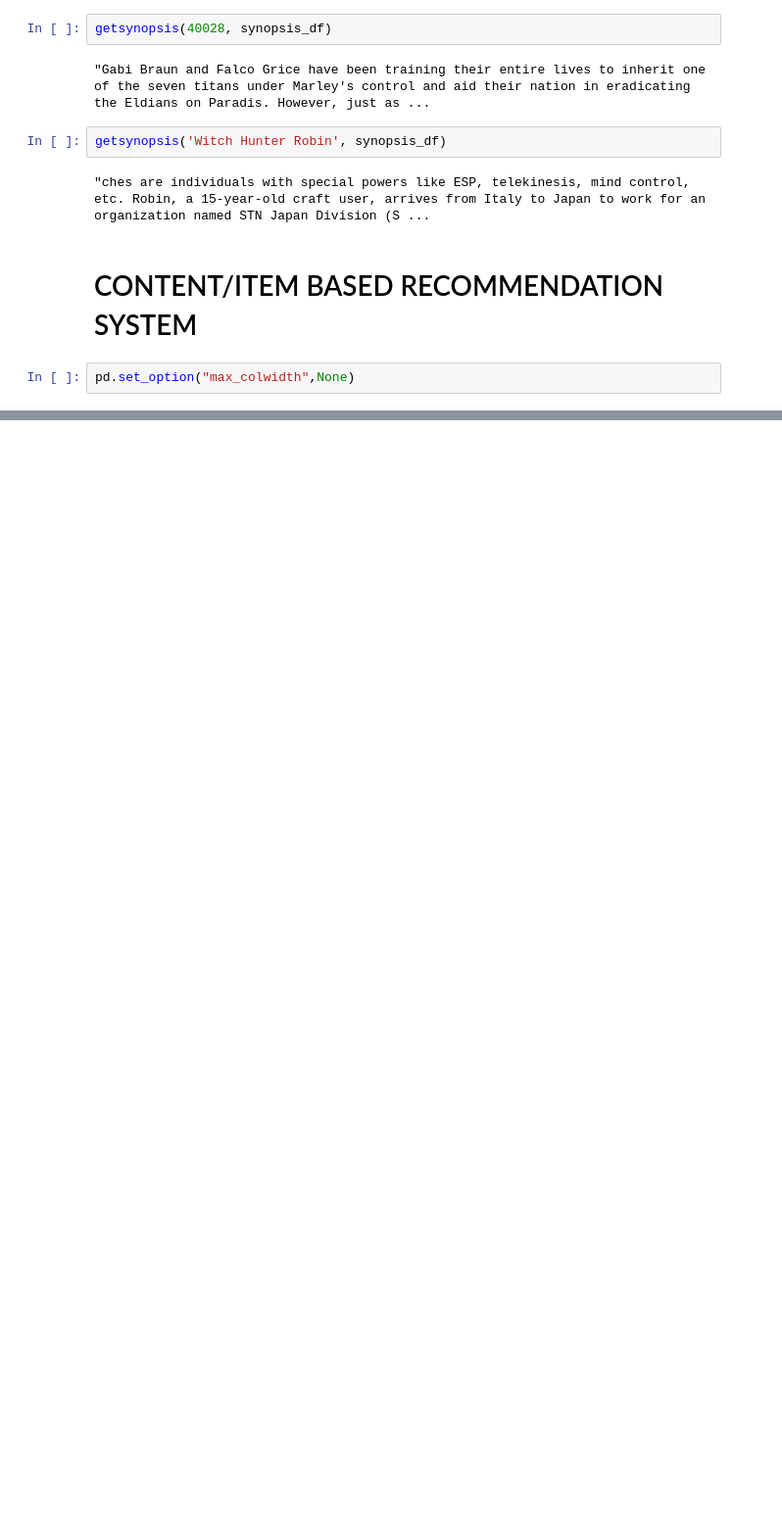
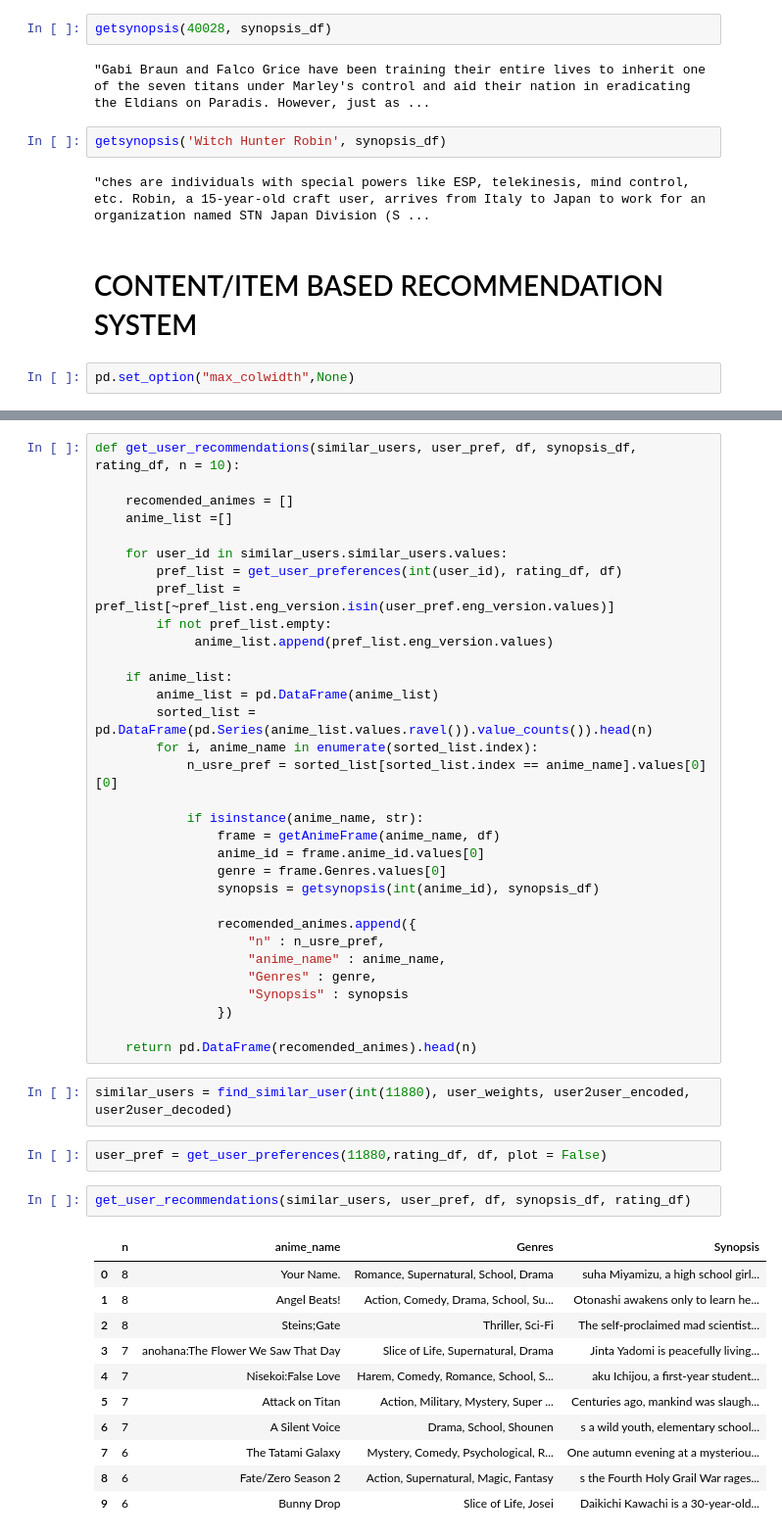
Before and after one commit to Sumit-Prasad01/Anime-Recommendation-System, a Jupyter notebook: notebooks/anime.ipynb, the cells around one changed output, grey strips where cells are left out. Shown at 98% size. Drawn from its saved outputs; the diff is of its cells as text; blank space fills up the shorter version.

```diff
--- a/notebooks/anime.ipynb
+++ b/notebooks/anime.ipynb
@@ -543,0 +660,50 @@ Anime Closest to Witch Hunter Robin
+# %%
+def get_user_recommendations(similar_users, user_pref, df, synopsis_df, rating_df, n = 10):
+
+    recomended_animes = []
+    anime_list =[]
+
+    for user_id in similar_users.similar_users.values:
+        pref_list = get_user_preferences(int(user_id), rating_df, df)
+        pref_list = pref_list[~pref_list.eng_version.isin(user_pref.eng_version.values)]
+        if not pref_list.empty:
+             anime_list.append(pref_list.eng_version.values)
+
+    if anime_list:
+        anime_list = pd.DataFrame(anime_list)
+        sorted_list = pd.DataFrame(pd.Series(anime_list.values.ravel()).value_counts()).head(n)
+        for i, anime_name in enumerate(sorted_list.index):
+            n_usre_pref = sorted_list[sorted_list.index == anime_name].values[0][0]
+
+            if isinstance(anime_name, str):
+                frame = getAnimeFrame(anime_name, df)
+                anime_id = frame.anime_id.values[0]
+                genre = frame.Genres.values[0]
+                synopsis = getsynopsis(int(anime_id), synopsis_df)
+
+                recomended_animes.append({
+                    "n" : n_usre_pref,
+                    "anime_name" : anime_name,
+                    "Genres" : genre,
+                    "Synopsis" : synopsis
+                })
+
+    return pd.DataFrame(recomended_animes).head(n)
+# %%
+similar_users = find_similar_user(int(11880), user_weights, user2user_encoded, user2user_decoded)
+# %%
+user_pref = get_user_preferences(11880,rating_df, df, plot = False)
+# %%
+get_user_recommendations(similar_users, user_pref, df, synopsis_df, rating_df)
+# %% [output]
+|  | n | anime_name | Genres | Synopsis |
+| 0 | 8 | Your Name. | Romance, Supernatural, School, Drama | suha Miyamizu, a high school girl... |
+| 1 | 8 | Angel Beats! | Action, Comedy, Drama, School, Su... | Otonashi awakens only to learn he... |
+| 2 | 8 | Steins;Gate | Thriller, Sci-Fi | The self-proclaimed mad scientist... |
+| 3 | 7 | anohana:The Flower We Saw That Day | Slice of Life, Supernatural, Drama | Jinta Yadomi is peacefully living... |
+| 4 | 7 | Nisekoi:False Love | Harem, Comedy, Romance, School, S... | aku Ichijou, a first-year student... |
+| 5 | 7 | Attack on Titan | Action, Military, Mystery, Super ... | Centuries ago, mankind was slaugh... |
+| 6 | 7 | A Silent Voice | Drama, School, Shounen | s a wild youth, elementary school... |
+| 7 | 6 | The Tatami Galaxy | Mystery, Comedy, Psychological, R... | One autumn evening at a mysteriou... |
+| 8 | 6 | Fate/Zero Season 2 | Action, Supernatural, Magic, Fantasy | s the Fourth Holy Grail War rages... |
+| 9 | 6 | Bunny Drop | Slice of Life, Josei | Daikichi Kawachi is a 30-year-old... |
```
Also changed, not shown: parts of 22 cells of this notebook, 1 other file.
